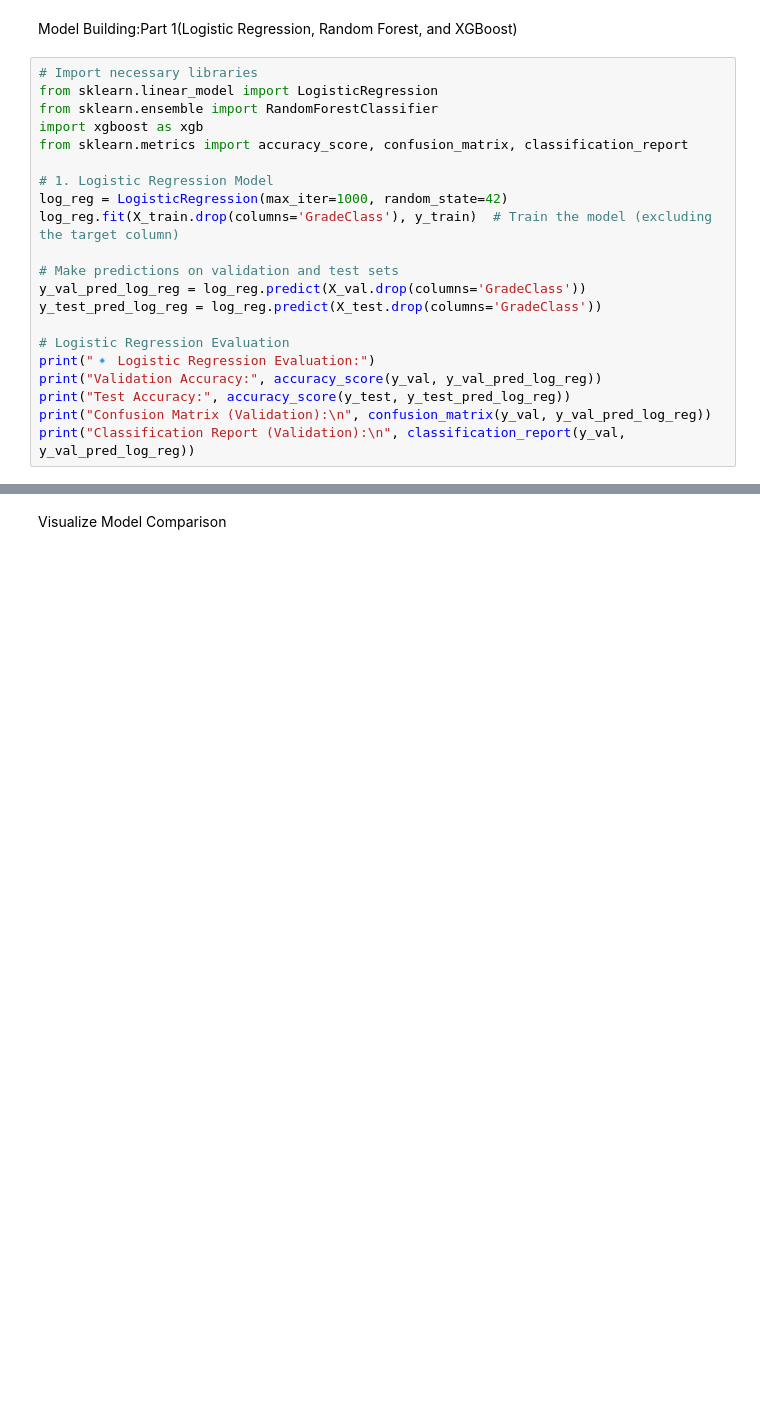
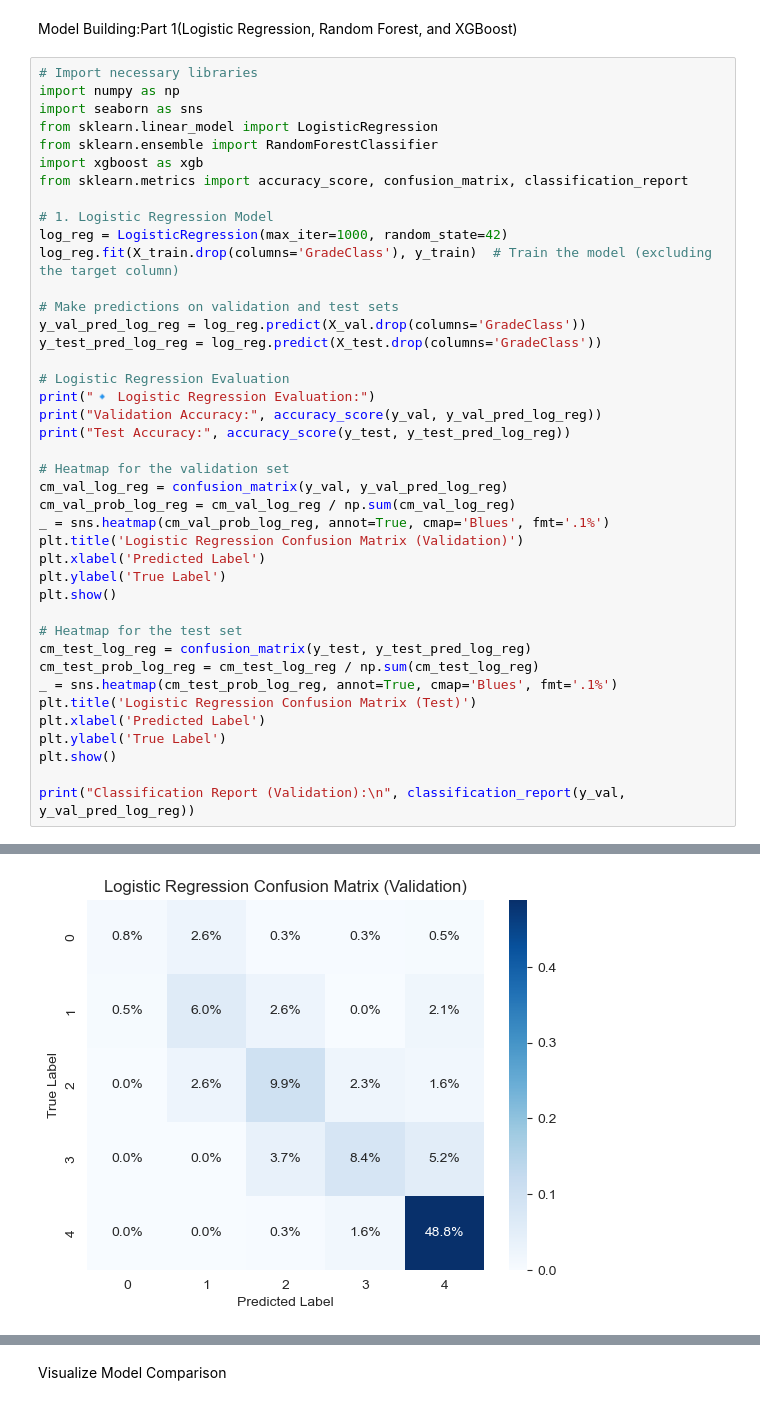
Before and after one commit to soulgoesflying/MLG382-Guided-Project, a Jupyter notebook: StudentPerformance.ipynb, the cells around one changed output, grey strips where cells are left out. Saved outputs shown, nothing was run; the diff lists cells and outputs as text; blank space fills up the shorter version.

```diff
--- a/StudentPerformance.ipynb
+++ b/StudentPerformance.ipynb
@@ -602,6 +602,8 @@ CSV files saved!
 Model Building:Part 1(Logistic Regression, Random Forest, and XGBoost)
 # %%
 # Import necessary libraries
+import numpy as np
+import seaborn as sns
 from sklearn.linear_model import LogisticRegression
 from sklearn.ensemble import RandomForestClassifier
 import xgboost as xgb
@@ -619,7 +621,25 @@ y_test_pred_log_reg = log_reg.predict(X_test.drop(columns='GradeClass'))
 print("🔹 Logistic Regression Evaluation:")
 print("Validation Accuracy:", accuracy_score(y_val, y_val_pred_log_reg))
 print("Test Accuracy:", accuracy_score(y_test, y_test_pred_log_reg))
-print("Confusion Matrix (Validation):\n", confusion_matrix(y_val, y_val_pred_log_reg))
+
+# Heatmap for the validation set
+cm_val_log_reg = confusion_matrix(y_val, y_val_pred_log_reg)
+cm_val_prob_log_reg = cm_val_log_reg / np.sum(cm_val_log_reg)
+_ = sns.heatmap(cm_val_prob_log_reg, annot=True, cmap='Blues', fmt='.1%')
+plt.title('Logistic Regression Confusion Matrix (Validation)')
+plt.xlabel('Predicted Label')
+plt.ylabel('True Label')
+plt.show()
+
+# Heatmap for the test set
+cm_test_log_reg = confusion_matrix(y_test, y_test_pred_log_reg)
+cm_test_prob_log_reg = cm_test_log_reg / np.sum(cm_test_log_reg)
+_ = sns.heatmap(cm_test_prob_log_reg, annot=True, cmap='Blues', fmt='.1%')
+plt.title('Logistic Regression Confusion Matrix (Test)')
+plt.xlabel('Predicted Label')
+plt.ylabel('True Label')
+plt.show()
+
 print("Classification Report (Validation):\n", classification_report(y_val, y_val_pred_log_reg))
 # %% [output]
 🔹 Logistic Regression Evaluation:
@@ -641,0 +648 @@ weighted avg       0.72      0.74      0.72       383
+[figure, added]
```
Also changed, not shown: parts of 26 cells of this notebook, 5 other files.
